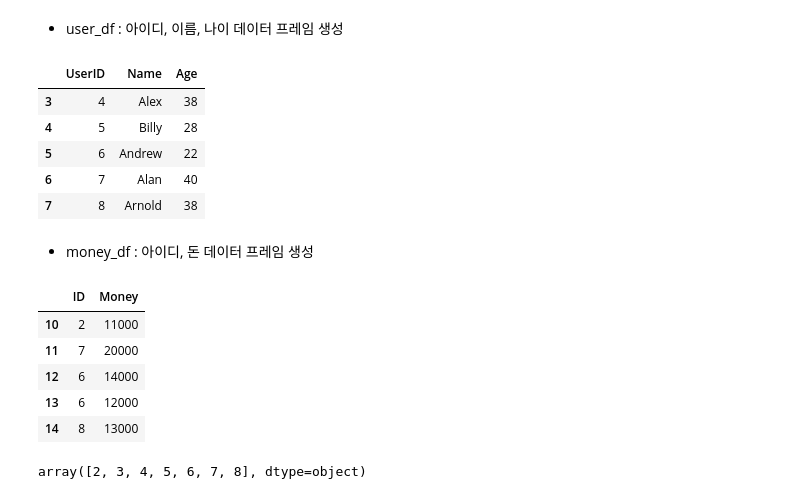
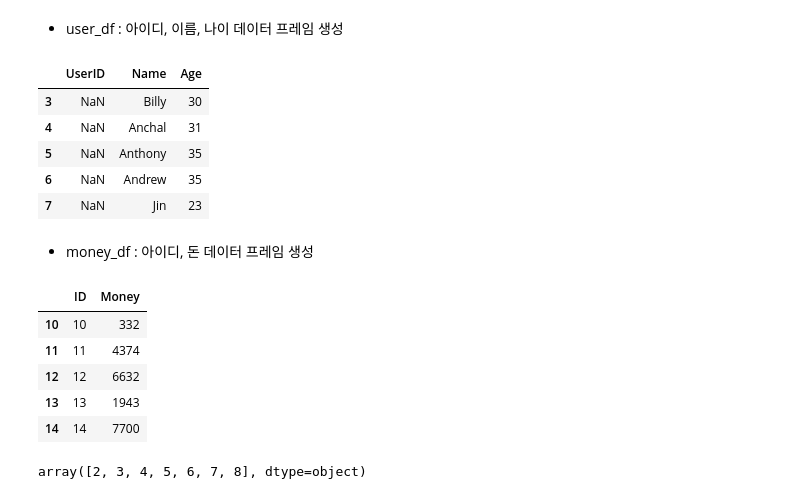
Before and after one commit to bellepoque7/2023-data-science-edu, a Jupyter notebook: 05-02 python 문법(최재규 강사)/Pandas_복습_및_타이타닉_EDA(실습).ipynb, the cells around one changed output. Saved outputs shown, nothing was run; the diff lists cells and outputs as text; code cells hidden in the pictures.

```diff
--- a/Pandas_복습_및_타이타닉_EDA(실습).ipynb
+++ b/05-02 python 문법(최재규 강사)/Pandas_복습_및_타이타닉_EDA(실습).ipynb
@@ -331,6 +331,6 @@ import random
 def get_name():
     names = ["Adam", "Alan", "Alex", "Alvin", "Andrew", "Anthony", "Arnold", "Jin", "Billy", "Anchal"]
     # 코드작성
-
+    return np.random.choice(names)
 get_name()
 # %% [output]
@@ -339,6 +339,7 @@ get_name()
 # 랜덤한 나이 출력
 def get_age(start=20, end=40):
     # 코드작성
+    return np.random.randint(20,41)
 
 get_age()
 # %% [output]
@@ -956,24 +957,29 @@ max    5.000000
 # %%
 user_df = pd.DataFrame(columns=["UserID", "Name", "Age"])
 for idx in range(1,9):
     name = get_name()
 
     # 중복 이름 제거
     while name in list(user_df["Name"]):
         name = get_name()
 
     # 데이터 name_df insert
     # 코드작성
+    # dict 형태로 행 생성
+    data = {'Name':name, 'Usesr_id':idx, 'Age':get_age()}
+    # print(type(data))
+    # print(len(user_df))
+    user_df.loc[len(user_df)] = data
     # 코드작성
 
 user_df.tail()
 # %% [output]
 |  | UserID | Name | Age |
-| 3 | 4 | Alex | 38 |
-| 4 | 5 | Billy | 28 |
-| 5 | 6 | Andrew | 22 |
-| 6 | 7 | Alan | 40 |
-| 7 | 8 | Arnold | 38 |
+| 3 | NaN | Billy | 30 |
+| 4 | NaN | Anchal | 31 |
+| 5 | NaN | Anthony | 35 |
+| 6 | NaN | Andrew | 35 |
+| 7 | NaN | Jin | 23 |
 # %% [markdown]
 - money_df : 아이디, 돈 데이터 프레임 생성
 # %%
@@ -981,17 +987,17 @@ money_df = pd.DataFrame(columns=["ID", "Money"])
 
 for idx in range(15):
     money = np.random.randint(1, 21) * 1000
-    data = # 코드작성
-    # 코드작성
+    data = {'ID':idx, 'Money':np.random.choice(money)}# 코드작성
+    money_df.loc[len(money_df)] = data
 
 money_df.tail()
 # %% [output]
 |  | ID | Money |
-| 10 | 2 | 11000 |
-| 11 | 7 | 20000 |
-| 12 | 6 | 14000 |
-| 13 | 6 | 12000 |
-| 14 | 8 | 13000 |
+| 10 | 10 | 332 |
+| 11 | 11 | 4374 |
+| 12 | 12 | 6632 |
+| 13 | 13 | 1943 |
+| 14 | 14 | 7700 |
 # %%
 # 코드작성
 ids.sort()
```
Also changed, not shown: parts of 2 cells of this notebook, 6 other files.
